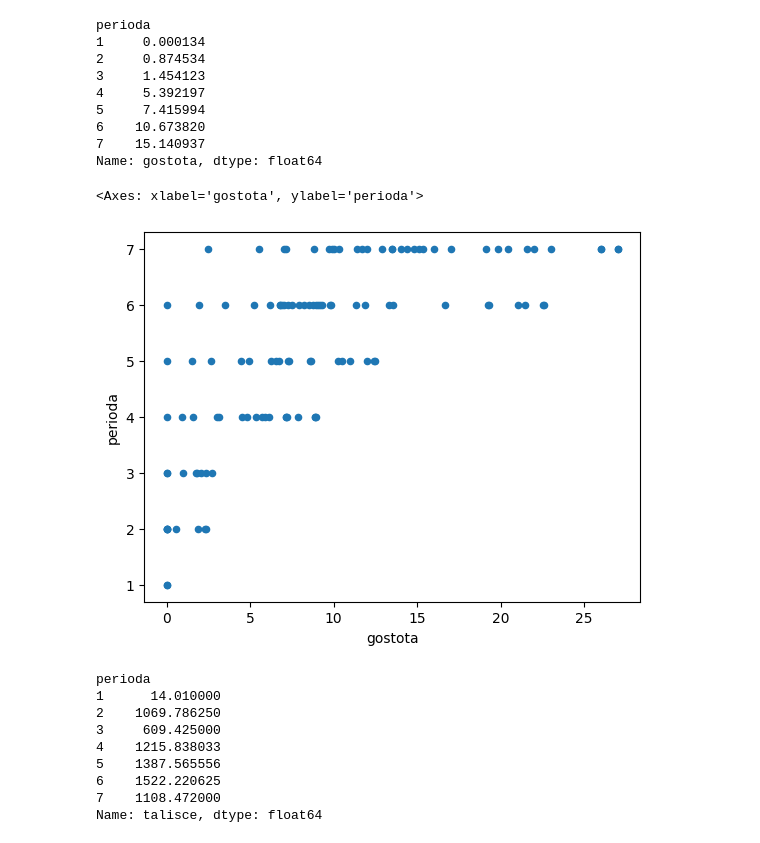
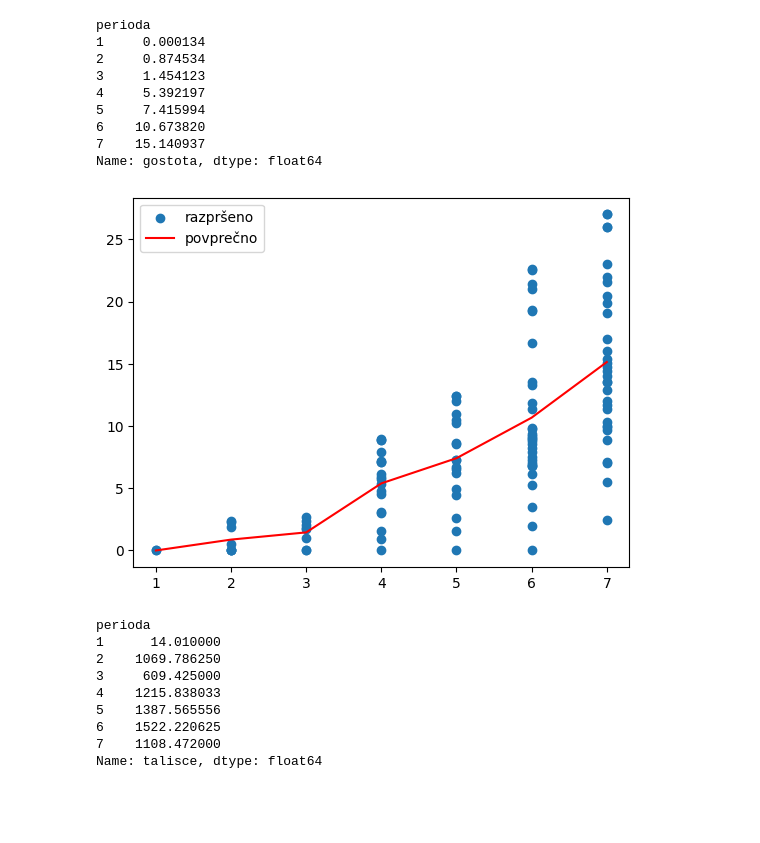
Before and after one commit to Filip-Vavtar/ProjektnaNaloga, a Jupyter notebook: analiza_podatkov.ipynb, the cells around one changed output. Saved outputs shown, nothing was run; the diff lists cells and outputs as text; code cells hidden in the pictures; blank space fills up the shorter version.

Commit message:
dela mean na grafih

```diff
--- a/analiza_podatkov.ipynb
+++ b/analiza_podatkov.ipynb
@@ -68,11 +67,13 @@ perioda
 6    10.673820
 7    15.140937
 Name: gostota, dtype: float64
-# %%
-data.plot.scatter('gostota','perioda')
-# %% [output]
-<Axes: xlabel='gostota', ylabel='perioda'>
-[figure, removed]
+# %%
+plt.scatter(data['perioda'],data['gostota'], label = 'razpršeno')
+plt.plot(data_period['gostota'].mean(), color = 'red', label = 'povprečno')
+plt.legend()
+plt.show()
+# %% [output]
+[figure, added]
 # %%
 data_period.talisce.mean()
 # %% [output]
```
Also changed, not shown: parts of 10 cells of this notebook.
